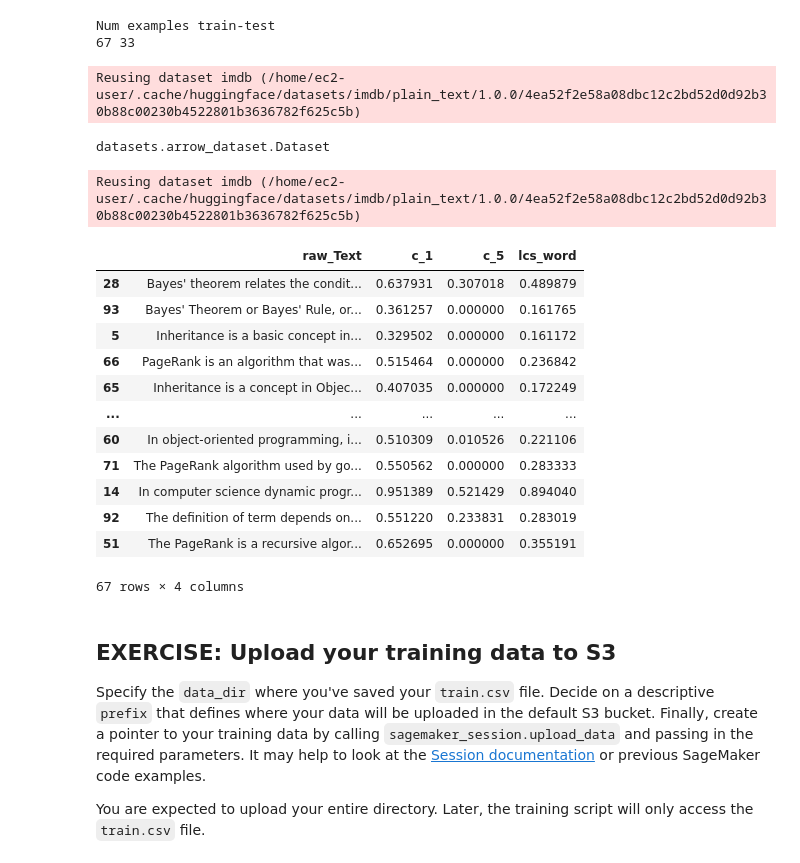
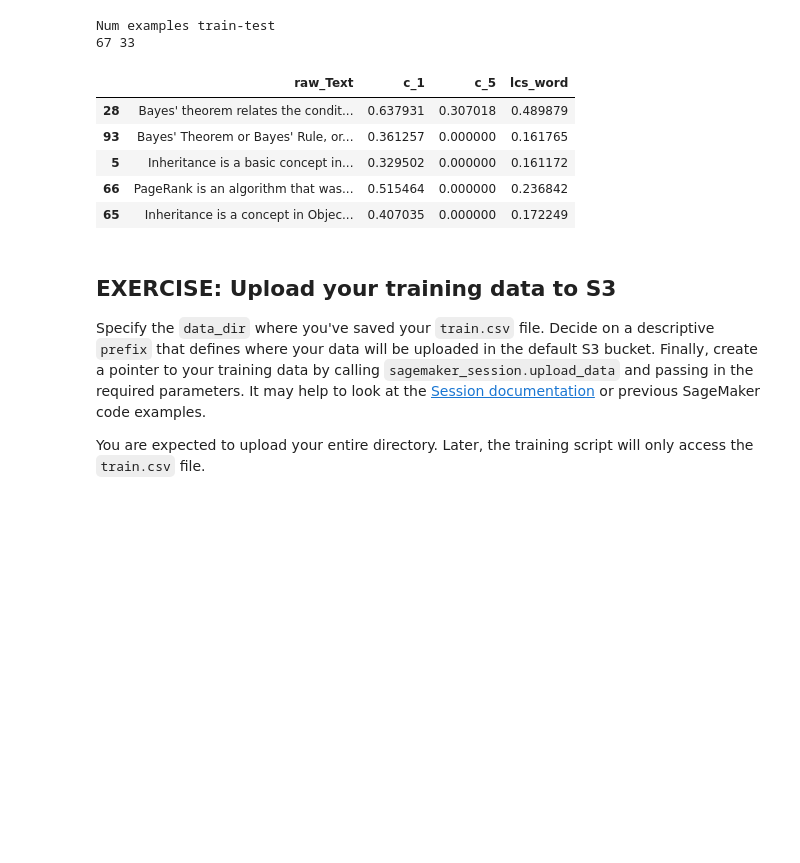
Before and after one commit to JayThibs/Plagiarism_Detector_AWS_SageMaker, a Jupyter notebook: 3_Training_a_Model.ipynb, the cells around one changed output. Saved outputs shown, nothing was run; the diff lists cells and outputs as text; code cells hidden in the pictures; blank space fills up the shorter version.

```diff
--- a/3_Training_a_Model.ipynb
+++ b/3_Training_a_Model.ipynb
@@ -95,49 +91,10 @@ from transformers import AutoTokenizer
-# %%
-# download tokenizer
-tokenizer = AutoTokenizer.from_pretrained('distilbert-base-cased')
-
-# tokenizer helper function
-def tokenize(batch):
-    return tokenizer(batch['text'], padding='max_length', truncation=True)
-
-# load dataset
-train_dataset, test_dataset = load_dataset('imdb', split=['train', 'test'])
-test_dataset = test_dataset.shuffle().select(range(10000)) # smaller the size for test dataset to 10k
-
-
-# tokenize dataset
-train_dataset = train_dataset.map(tokenize, batched=True)
-test_dataset = test_dataset.map(tokenize, batched=True)
-
-# set format for pytorch
-train_dataset =  train_dataset.rename_column("label", "labels")
-train_dataset.set_format('torch', columns=['input_ids', 'attention_mask', 'labels'])
-test_dataset = test_dataset.rename_column("label", "labels")
-test_dataset.set_format('torch', columns=['input_ids', 'attention_mask', 'labels'])
-# %% [output]
-Reusing dataset imdb (/home/ec2-user/.cache/huggingface/datasets/imdb/plain_text/1.0.0/4ea52f2e58a08dbc12c2bd52d0d92b30b88c00230b4522801b3636782f625c5b)
-# %%
-type(test_dataset)
-# %% [output]
-datasets.arrow_dataset.Dataset
-# %%
-train_d, test_d = load_dataset('imdb', split=['train', 'test'])
-# %% [output]
-Reusing dataset imdb (/home/ec2-user/.cache/huggingface/datasets/imdb/plain_text/1.0.0/4ea52f2e58a08dbc12c2bd52d0d92b30b88c00230b4522801b3636782f625c5b)
 # %%
-train_df
+train_df.iloc[:5]
 # %% [output]
 |  | raw_Text | c_1 | c_5 | lcs_word |
 | 28 | Bayes' theorem relates the condit... | 0.637931 | 0.307018 | 0.489879 |
 | 93 | Bayes' Theorem or Bayes' Rule, or... | 0.361257 | 0.000000 | 0.161765 |
 | 5 | Inheritance is a basic concept in... | 0.329502 | 0.000000 | 0.161172 |
 | 66 | PageRank is an algorithm that was... | 0.515464 | 0.000000 | 0.236842 |
 | 65 | Inheritance is a concept in Objec... | 0.407035 | 0.000000 | 0.172249 |
-| ... | ... | ... | ... | ... |
-| 60 | In object-oriented programming, i... | 0.510309 | 0.010526 | 0.221106 |
-| 71 | The PageRank algorithm used by go... | 0.550562 | 0.000000 | 0.283333 |
-| 14 | In computer science dynamic progr... | 0.951389 | 0.521429 | 0.894040 |
-| 92 | The definition of term depends on... | 0.551220 | 0.233831 | 0.283019 |
-| 51 | The PageRank is a recursive algor... | 0.652695 | 0.000000 | 0.355191 |
-67 rows × 4 columns
 # %%
```
Also changed, not shown: parts of 14 cells of this notebook.
